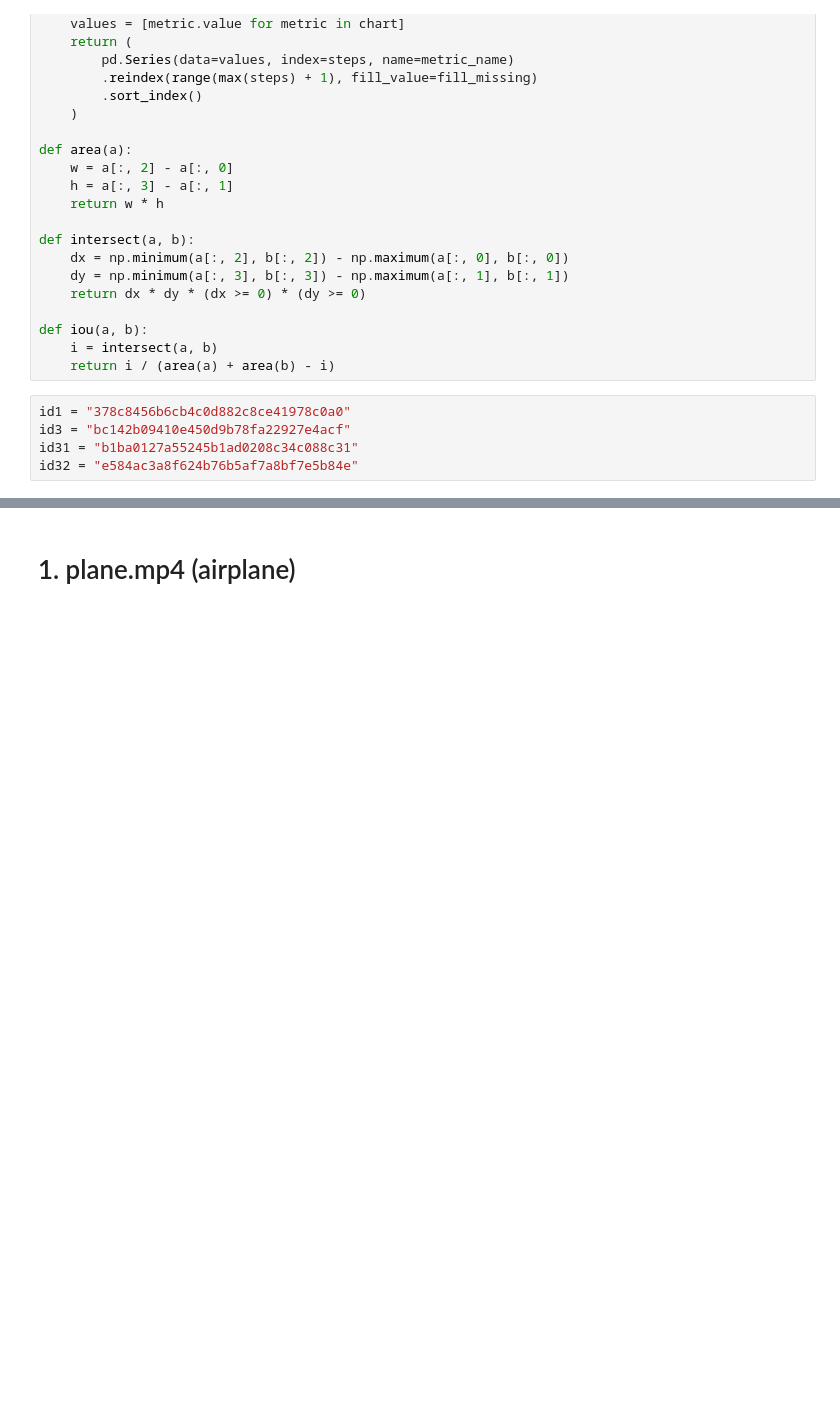
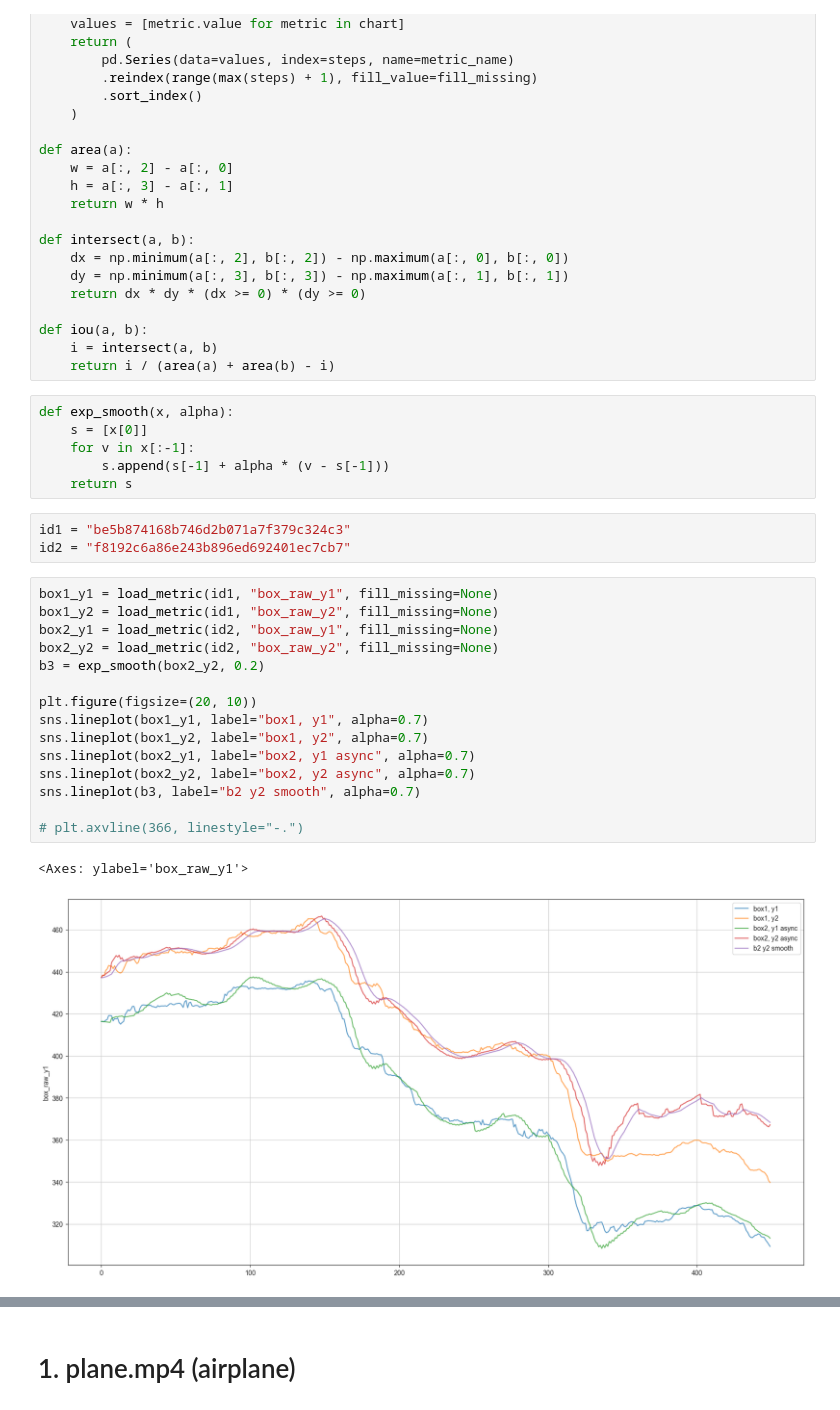
Before and after one commit to alexj-smolin/ds-school-project, a Jupyter notebook: notebooks/EDA.ipynb, the cells around one changed output, grey strips where cells are left out. Drawn from its saved outputs; the diff is of its cells as text; blank space fills up the shorter version.

```diff
--- a/notebooks/EDA.ipynb
+++ b/notebooks/EDA.ipynb
@@ -38,8 +119,30 @@ def intersect(a, b):
 def iou(a, b):
     i = intersect(a, b)
     return i / (area(a) + area(b) - i)
+# %%
+def exp_smooth(x, alpha):
+    s = [x[0]]
+    for v in x[:-1]:
+        s.append(s[-1] + alpha * (v - s[-1]))
+    return s
 # %%
-id1 = "378c8456b6cb4c0d882c8ce41978c0a0"
-id3 = "bc142b09410e450d9b78fa22927e4acf"
-id31 = "b1ba0127a55245b1ad0208c34c088c31"
-id32 = "e584ac3a8f624b76b5af7a8bf7e5b84e"
+id1 = "be5b874168b746d2b071a7f379c324c3"
+id2 = "f8192c6a86e243b896ed692401ec7cb7"
+# %%
+box1_y1 = load_metric(id1, "box_raw_y1", fill_missing=None)
+box1_y2 = load_metric(id1, "box_raw_y2", fill_missing=None)
+box2_y1 = load_metric(id2, "box_raw_y1", fill_missing=None)
+box2_y2 = load_metric(id2, "box_raw_y2", fill_missing=None)
+b3 = exp_smooth(box2_y2, 0.2)
+
+plt.figure(figsize=(20, 10))
+sns.lineplot(box1_y1, label="box1, y1", alpha=0.7)
+sns.lineplot(box1_y2, label="box1, y2", alpha=0.7)
+sns.lineplot(box2_y1, label="box2, y1 async", alpha=0.7)
+sns.lineplot(box2_y2, label="box2, y2 async", alpha=0.7)
+sns.lineplot(b3, label="b2 y2 smooth", alpha=0.7)
+
+# plt.axvline(366, linestyle="-.")
+# %% [output]
+<Axes: ylabel='box_raw_y1'>
+[figure, added]
```
Also changed, not shown: parts of 19 cells of this notebook, 5 other files.
